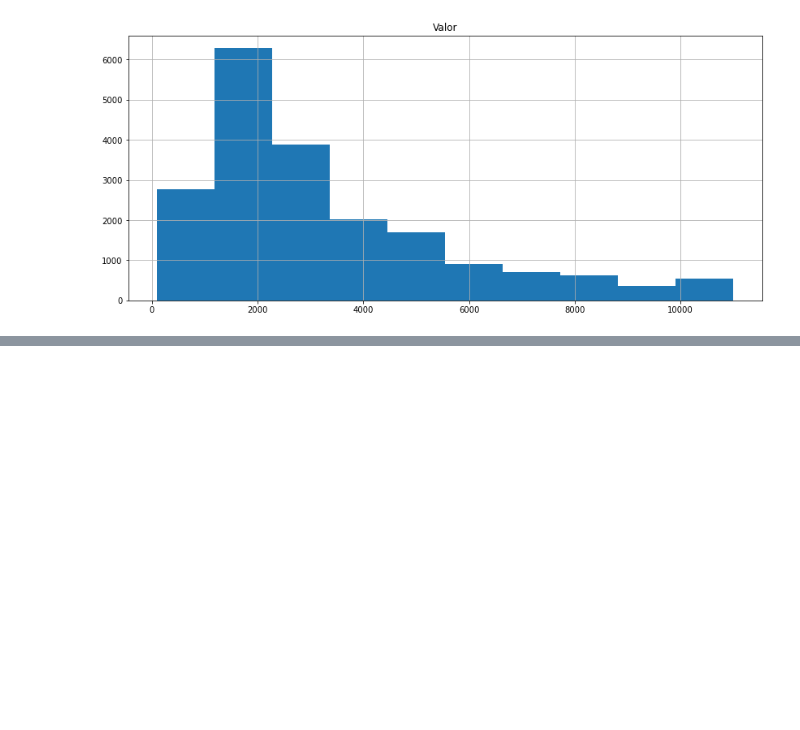
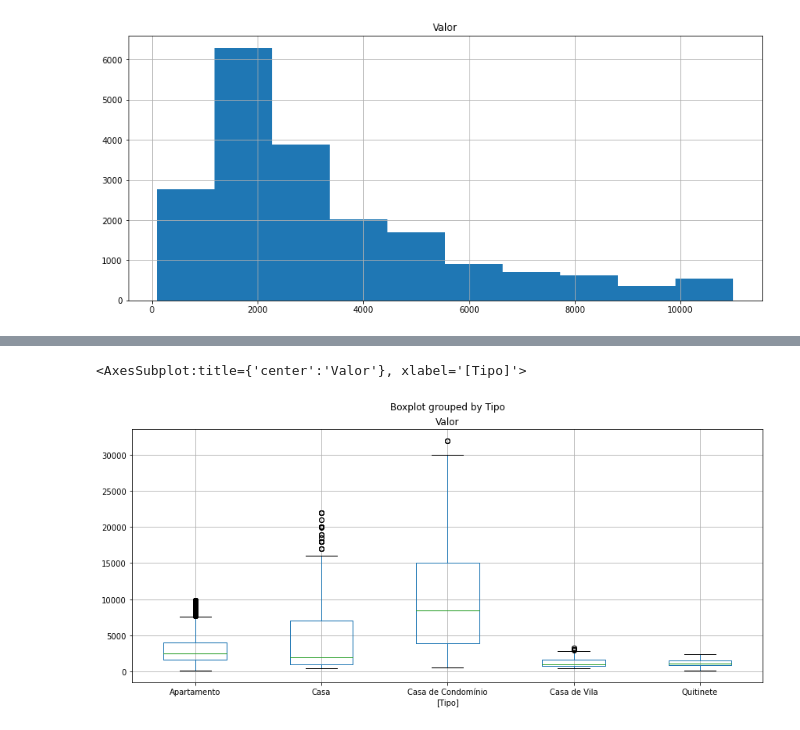
Before and after one commit to fhtozetto/Python-Pandas---Alura, a Jupyter notebook: Removendo outliers.ipynb, the cells around one changed output, grey strips where cells are left out. Drawn from its saved outputs; the diff is of its cells as text; code cells hidden in the pictures; blank space fills up the shorter version.

```diff
--- a/Removendo outliers.ipynb
+++ b/Removendo outliers.ipynb
@@ -56,0 +64,2 @@ array([[<AxesSubplot:title={'center':'Valor'}>]], dtype=object)
+# %%
+grupo_tipo = dados.groupby('Tipo')['Valor'] #Criando uma grupo com a variável valor apenas por tipo
@@ -56,0 +74,7 @@ array([[<AxesSubplot:title={'center':'Valor'}>]], dtype=object)
+# %%
+
+Q1 = grupo_tipo.quantile(0.25) # Calculando o quartil 1
+Q3 = grupo_tipo.quantile(0.75) # Calculando o quartil 3
+IIQ = Q3 - Q1 # Calculando a diferença entre os quartis
+limite_inferior = Q1 - (1.5 * IIQ) # Calculando o limite inferior
+limite_superior = Q3 + (1.5 * IIQ) # Calculando o limite superior
@@ -56,0 +137,13 @@ array([[<AxesSubplot:title={'center':'Valor'}>]], dtype=object)
+# %%
+dados_new = pd.DataFrame() # Cria um dataframe em branco
+for tipo in grupo_tipo.groups.keys(): # for que passar por todos os itens que estão dentro de tipo
+    eh_tipo = dados['Tipo'] == tipo # valida o tipo
+    eh_dentro_limite = (dados['Valor'] >= limite_inferior[tipo]) & (dados['Valor'] <=limite_superior[tipo]) # Valida dentro do limite
+    selecao = eh_tipo & eh_dentro_limite # adiciona as duas opções dentro de seleção
+    dados_selecao = dados[selecao] # filtra a seleção dentro de dados e guarda e variável
+    dados_new = pd.concat([dados_new, dados_selecao]) # adiciona os dados da seleção no fim da lista dados_new
+# %%
+dados_new.boxplot(['Valor'], by=['Tipo'])
+# %% [output]
+<AxesSubplot:title={'center':'Valor'}, xlabel='[Tipo]'>
+[figure, added]
```
Also changed, not shown: parts of 12 cells of this notebook, 1 other file.
